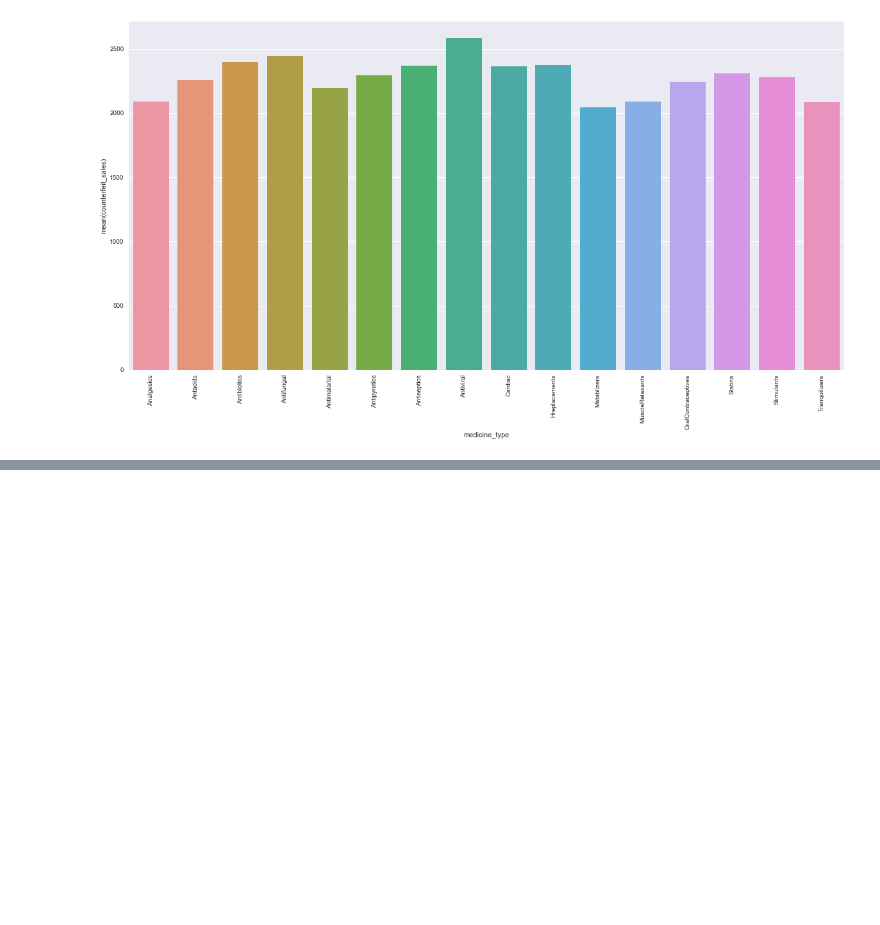
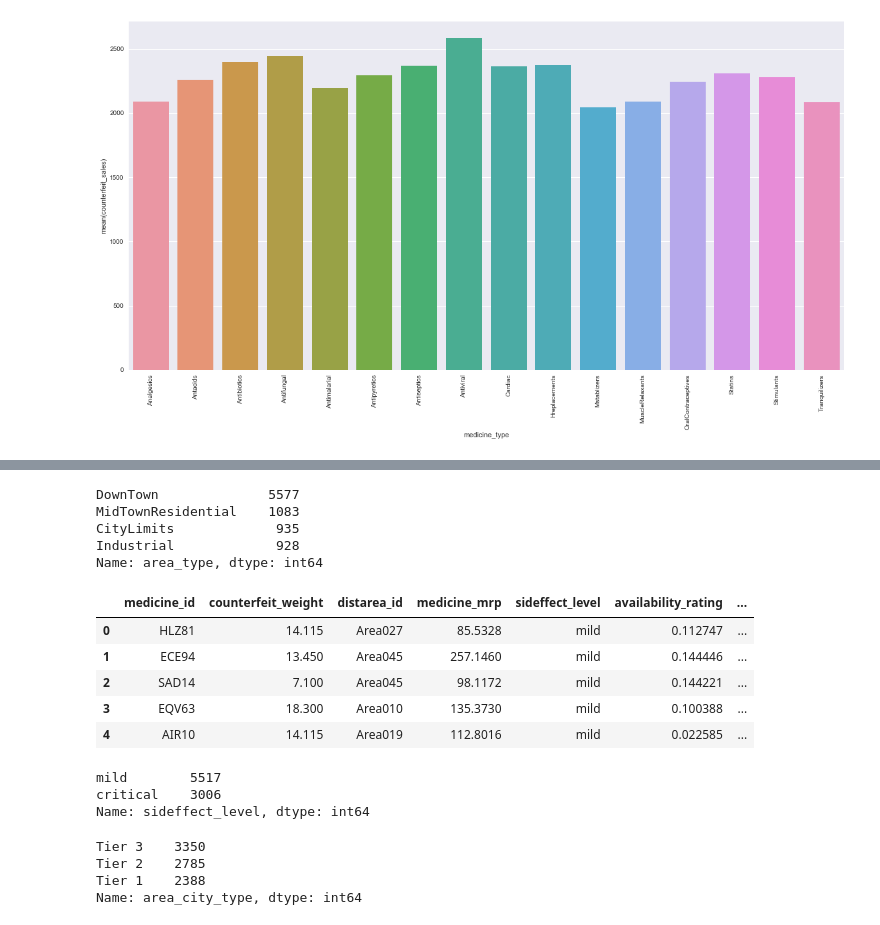
Before and after one commit to ajakaiye33/Data_Science_Proj, a Jupyter notebook: data_science_cap/project1_wip.ipynb, the cells around one changed output, grey strips where cells are left out. Cells and saved outputs as stored; diff of their text form; code cells hidden in the pictures; blank space fills up the shorter version.

```diff
--- a/data_science_cap/project1_wip.ipynb
+++ b/data_science_cap/project1_wip.ipynb
@@ -242,0 +278,39 @@ sns.boxplot(train_data['Medicine_MRP'])
+# %%
+# get dummy and drop Antiviral medicine for low frequency
+medtypedummy = all_data['medicine_type'].str.get_dummies()
+# %%
+#add to the data frame accordingly
+all_data = pd.concat([all_data, medtypedummy],1)
+all_data = all_data.drop(['Antiviral','medicine_type'], 1)
+# %%
+all_data['area_type'].value_counts()
+# %% [output]
+DownTown              5577
+MidTownResidential    1083
+CityLimits             935
+Industrial             928
+Name: area_type, dtype: int64
+# %%
+#create dummy of area_type
+areatype_dummy = all_data['area_type'].str.get_dummies()
+# %%
+#drop industrial area type and add other area to data frame
+all_data = pd.concat([all_data, areatype_dummy],1)
+all_data = all_data.drop(['area_type', 'Industrial'],1)
+# %%
+pd.set_option('display.max_columns', 50)
+all_data.head()
+# %% [output]
+|  | medicine_id | counterfeit_weight | distarea_id | medicine_mrp | sideffect_level | availability_rating | ... |
+| 0 | HLZ81 | 14.115 | Area027 | 85.5328 | mild | 0.112747 | ... |
+| 1 | ECE94 | 13.450 | Area045 | 257.1460 | mild | 0.144446 | ... |
+| 2 | SAD14 | 7.100 | Area045 | 98.1172 | mild | 0.144221 | ... |
+| 3 | EQV63 | 18.300 | Area010 | 135.3730 | mild | 0.100388 | ... |
+| 4 | AIR10 | 14.115 | Area019 | 112.8016 | mild | 0.022585 | ... |
+# %%
+#create dummy for sideffect level columns of data frame
+all_data['sideffect_level'].value_counts()
+# %% [output]
+mild        5517
+critical    3006
+Name: sideffect_level, dtype: int64
@@ -242,0 +321,7 @@ sns.boxplot(train_data['Medicine_MRP'])
+# %%
+all_data['area_city_type'].value_counts()
+# %% [output]
+Tier 3    3350
+Tier 2    2785
+Tier 1    2388
+Name: area_city_type, dtype: int64
```
Also changed, not shown: parts of 16 cells of this notebook.
